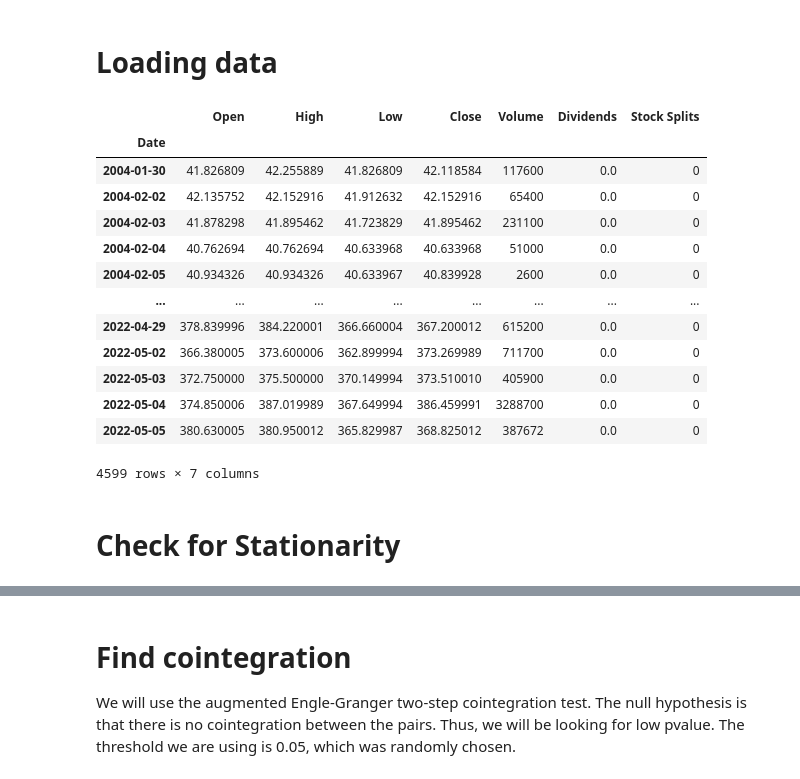
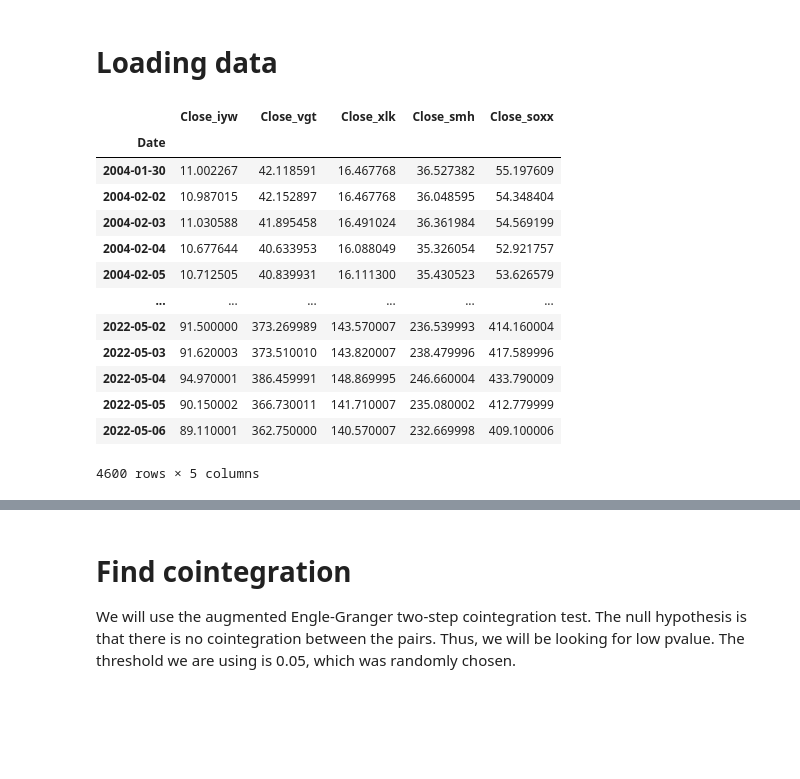
Before and after one commit to saharc576/Algotrading, a Jupyter notebook: pairs_trading.ipynb, the cells around one changed output, grey strips where cells are left out. Saved outputs shown, nothing was run; the diff lists cells and outputs as text; code cells hidden in the pictures; blank space fills up the shorter version.

```diff
--- a/pairs_trading.ipynb
+++ b/pairs_trading.ipynb
@@ -43,42 +47,3 @@ We will be looking at the following ETFs: </br>
 Which are the Top 5 ETFs considering total assets and 5 years look back window profits. ([etfdb](https://etfdb.com/etfdb-category/technology-equities/))
 # %% [markdown]
 # Loading data
-# %%
-vgt = yf.Ticker('VGT')
-xlk = yf.Ticker('XLK')
-smh = yf.Ticker('SMH')
-soxx = yf.Ticker('SOXX')
-iyw = yf.Ticker('IYW')
-
-data_hist_list = []
-for elem in [vgt, xlk, smh, soxx, iyw]:
-    data_hist = elem.history(period='max')
-#     # check for null and zero entries
-#     len(
-#       data_hist[
-#         data_hist.Close.isna() |
-#         data_hist.Close.isnull() |
-#         data_hist.Close < 1e-8
-#       ]
-#     )
-    data_hist_list.append(data_hist)
-
-# Print data history
-data_hist_list[0]
-# %% [output]
-|  | Open | High | Low | Close | Volume | Dividends | Stock Splits |
-| Date |  |  |  |  |  |  |  |
-| 2004-01-30 | 41.826809 | 42.255889 | 41.826809 | 42.118584 | 117600 | 0.0 | 0 |
-| 2004-02-02 | 42.135752 | 42.152916 | 41.912632 | 42.152916 | 65400 | 0.0 | 0 |
-| 2004-02-03 | 41.878298 | 41.895462 | 41.723829 | 41.895462 | 231100 | 0.0 | 0 |
-| 2004-02-04 | 40.762694 | 40.762694 | 40.633968 | 40.633968 | 51000 | 0.0 | 0 |
-| 2004-02-05 | 40.934326 | 40.934326 | 40.633967 | 40.839928 | 2600 | 0.0 | 0 |
-| ... | ... | ... | ... | ... | ... | ... | ... |
-| 2022-04-29 | 378.839996 | 384.220001 | 366.660004 | 367.200012 | 615200 | 0.0 | 0 |
-| 2022-05-02 | 366.380005 | 373.600006 | 362.899994 | 373.269989 | 711700 | 0.0 | 0 |
-| 2022-05-03 | 372.750000 | 375.500000 | 370.149994 | 373.510010 | 405900 | 0.0 | 0 |
-| 2022-05-04 | 374.850006 | 387.019989 | 367.649994 | 386.459991 | 3288700 | 0.0 | 0 |
-| 2022-05-05 | 380.630005 | 380.950012 | 365.829987 | 368.825012 | 387672 | 0.0 | 0 |
-4599 rows × 7 columns
-# %% [markdown]
-# Check for Stationarity
@@ -97,0 +50,32 @@ def stationarity(a, cutoff = 0.05):
+# %%
+vgt = yf.Ticker('VGT').history(period='max')
+xlk = yf.Ticker('XLK').history(period='max')
+smh = yf.Ticker('SMH').history(period='max')
+soxx = yf.Ticker('SOXX').history(period='max')
+iyw = yf.Ticker('IYW').history(period='max')
+
+# merge all ETFs data frames to one, by Close tag
+vgt_xlk = pd.merge(left = vgt[['Close']], right = xlk[['Close']], left_index = True, right_index = True,
+              suffixes = ('_vgt', '_xlk'))
+smh_soxx = pd.merge(left = smh[['Close']], right = soxx[['Close']], left_index = True, right_index = True,
+              suffixes = ('_smh', '_soxx'))
+combined = pd.merge(left = vgt_xlk, right = smh_soxx, left_index = True, right_index = True)
+all = pd.merge(left = iyw[['Close']], right = combined, left_index = True, right_index = True)
+all.rename(columns={'Close': 'Close_iyw'}, inplace=True)
+
+all
+# %% [output]
+|  | Close_iyw | Close_vgt | Close_xlk | Close_smh | Close_soxx |
+| Date |  |  |  |  |  |
+| 2004-01-30 | 11.002267 | 42.118591 | 16.467768 | 36.527382 | 55.197609 |
+| 2004-02-02 | 10.987015 | 42.152897 | 16.467768 | 36.048595 | 54.348404 |
+| 2004-02-03 | 11.030588 | 41.895458 | 16.491024 | 36.361984 | 54.569199 |
+| 2004-02-04 | 10.677644 | 40.633953 | 16.088049 | 35.326054 | 52.921757 |
+| 2004-02-05 | 10.712505 | 40.839931 | 16.111300 | 35.430523 | 53.626579 |
+| ... | ... | ... | ... | ... | ... |
+| 2022-05-02 | 91.500000 | 373.269989 | 143.570007 | 236.539993 | 414.160004 |
+| 2022-05-03 | 91.620003 | 373.510010 | 143.820007 | 238.479996 | 417.589996 |
+| 2022-05-04 | 94.970001 | 386.459991 | 148.869995 | 246.660004 | 433.790009 |
+| 2022-05-05 | 90.150002 | 366.730011 | 141.710007 | 235.080002 | 412.779999 |
+| 2022-05-06 | 89.110001 | 362.750000 | 140.570007 | 232.669998 | 409.100006 |
+4600 rows × 5 columns
```
Also changed, not shown: parts of 9 cells of this notebook, 1 other file.
